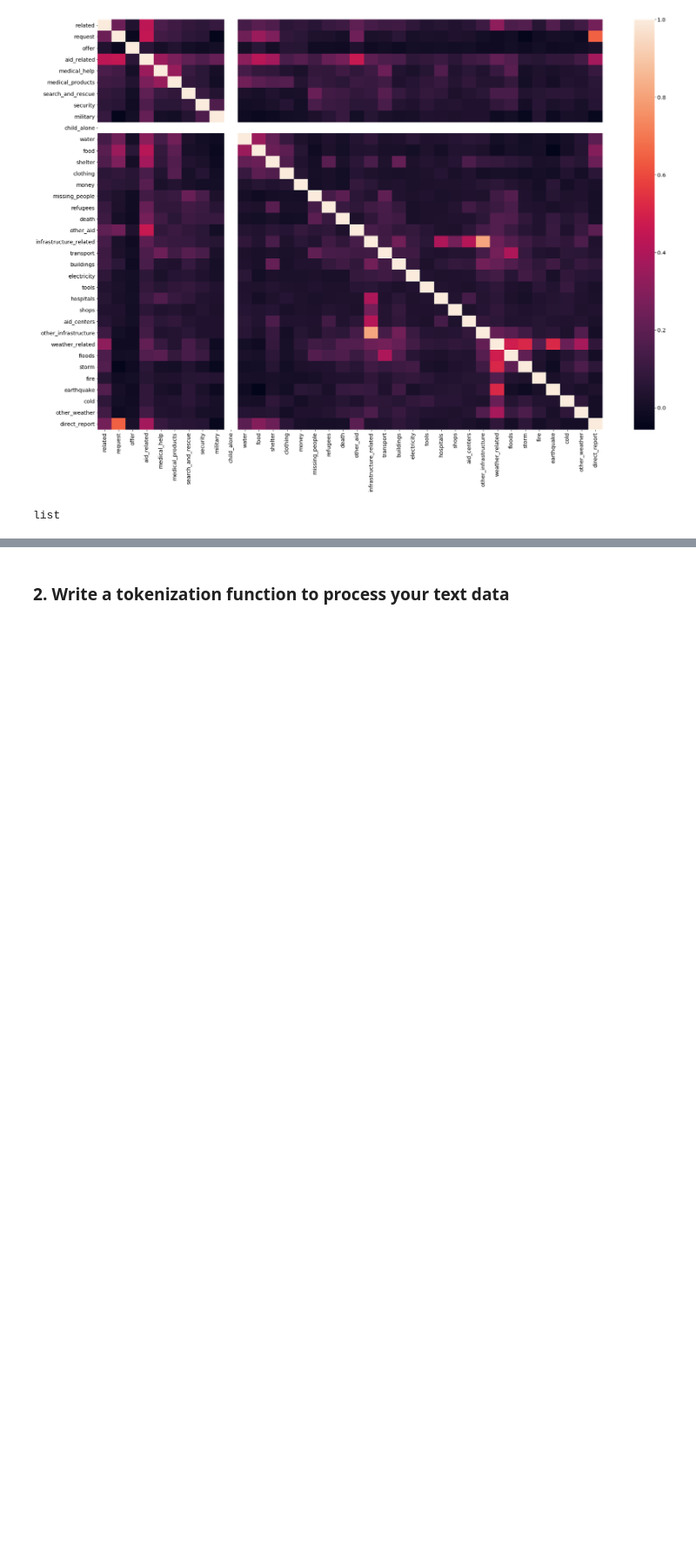
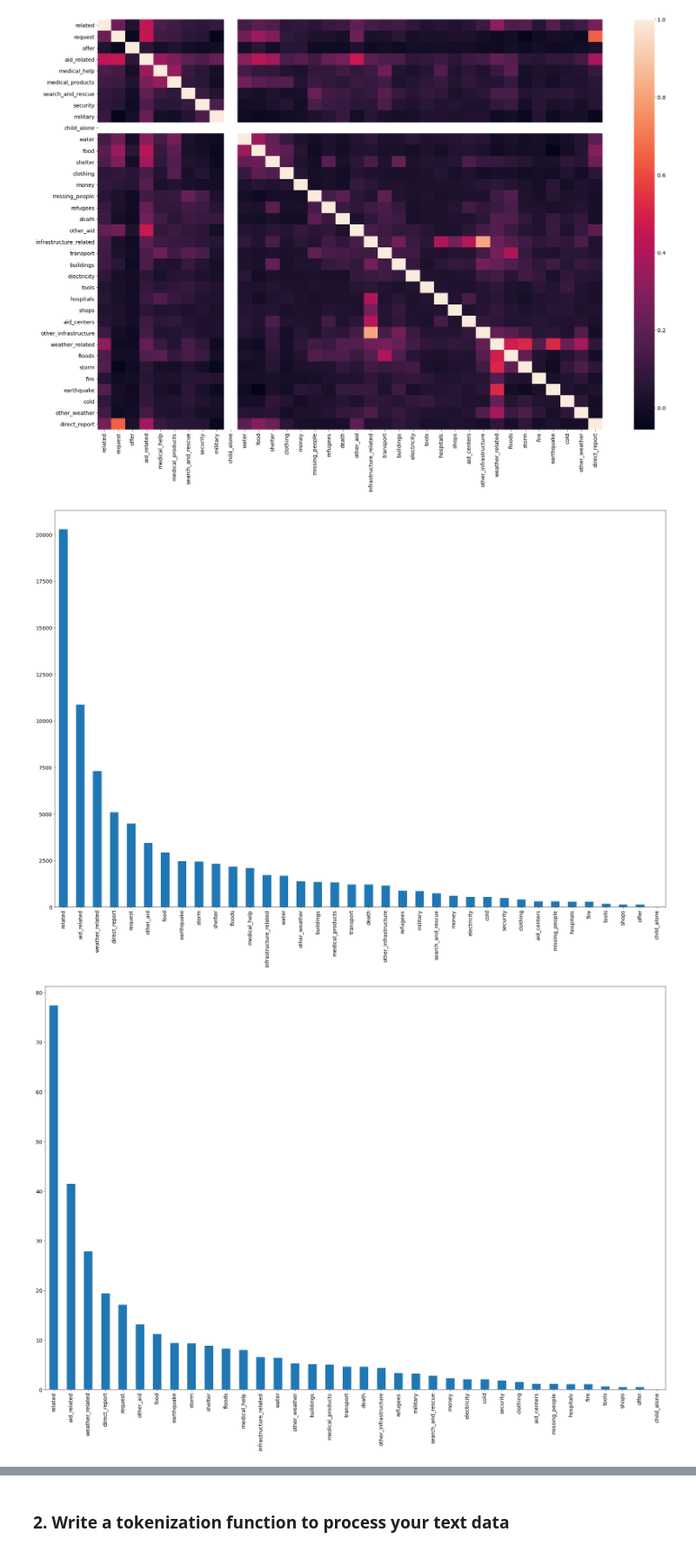
Before and after one commit to Lamiaka/DisasterResponseProject, a Jupyter notebook: jupyter notebooks/ML Pipeline Preparation.ipynb, the cells around one changed output, grey strips where cells are left out. Shown at 87% size. Cells and saved outputs as stored; diff of their text form; code cells hidden in the pictures; blank space fills up the shorter version.

```diff
--- a/jupyter notebooks/ML Pipeline Preparation.ipynb
+++ b/jupyter notebooks/ML Pipeline Preparation.ipynb
@@ -51,6 +51,6 @@ def load_data():
     engine = create_engine('sqlite:///DisasterResponse.db')
     df = pd.read_sql_table('Messages',engine)
     X = df['message']
-    Y = df.iloc[:,4:].drop(columns='child_alone')
+    Y = df.iloc[:,4:]
     return X,Y
 X,Y = load_data()
@@ -59,17 +61,17 @@ sns.heatmap(Y.corr())
 # %% [output]
 <matplotlib.axes._subplots.AxesSubplot at 0x...>
 [figure]
-# %%
-type(forbidden_index)
-# %% [output]
-list
 # %%
-def resample_data(X,Y):
-    categories = Y.columns.tolist()
-    occurences = Y.sum()
-
-    occurences.sort_values(ascending=False).plot.bar();
-
-    occurences_pct = occurences/Y.shape[0]
-
-    for c,p in zip()
+categories = Y.columns.tolist()
+occurences = Y.sum()
+occurences.sort_values(ascending=False).plot.bar()
+plt.show()
+occurences_pct = occurences/Y.shape[0]*100
+occurences_pct.sort_values(ascending=False).plot.bar()
+plt.show()
+occurence_target = int(Y.shape[0]/len(categories))
+categories_to_upsample = occurences[occurences <= occurence_target].index.tolist()
+categories_to_downsample = occurences[occurences > occurence_target].index.tolist()
+# %% [output]
+[figure, added]
+[figure, added]
```
Also changed, not shown: parts of 37 cells of this notebook.
